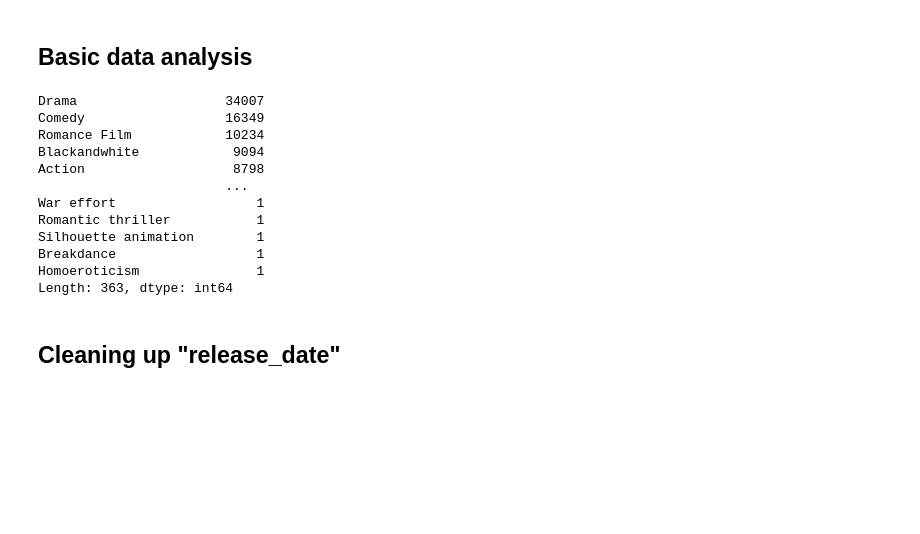
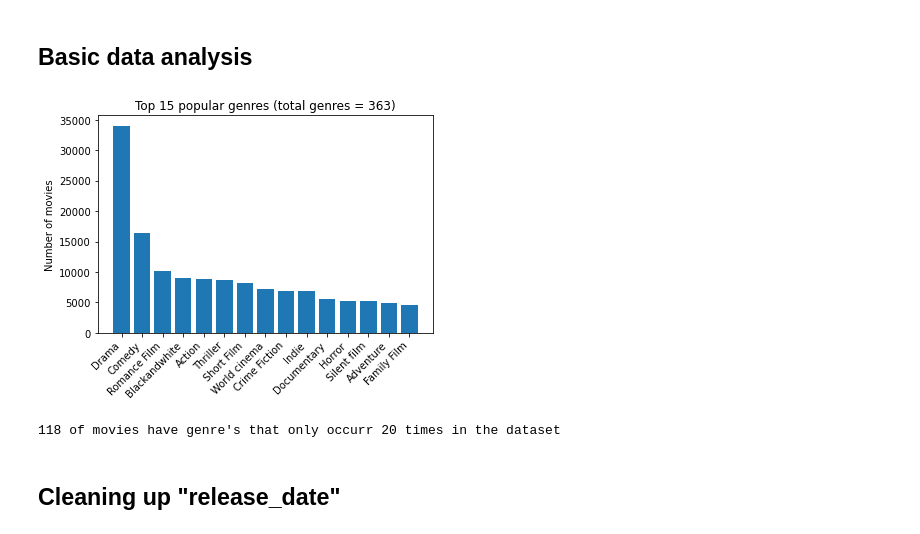
Before and after one commit to epfl-ada/ada-2022-project-adawizardry, a Jupyter notebook: main.ipynb, the cells around one changed output. Saved outputs shown, nothing was run; the diff lists cells and outputs as text; code cells hidden in the pictures; blank space fills up the shorter version.

Commit message:
Added very basic visualization of genres

```diff
--- a/main.ipynb
+++ b/main.ipynb
@@ -130,25 +130,31 @@ Rows without any missing data is 81741
 # %%
 # Let's plot the popularity of genres over time
 # Y-axis being number of movies and genres
 
 # Function that maps a list of items in a series
 def to_1D(series):
     return pd.Series([x for _list in series for x in _list])
 
-to_1D(movie_df["genres"]).value_counts()
+# Let's plot the top genres
+genres = to_1D(movie_df["genres"]).value_counts()
+top_k = 15
+top_genres = genres.head(n=top_k)
+plt.bar(top_genres.index, top_genres.values)
+plt.title(f"Top {top_k} popular genres (total genres = {len(genres)})")
+plt.ylabel("Number of movies")
+plt.xticks(
+    rotation=45,
+    horizontalalignment='right',
+    fontweight='light',
+)
+plt.show()
+
+obscure_threshold = 20
+obscure_genres = genres[genres <= obscure_threshold]
+print(f"{len(obscure_genres)} of movies have genre's that only occurr {obscure_threshold} times in the dataset")
 # %% [output]
+[figure, added]
-Drama                   34007
-Comedy                  16349
-Romance Film            10234
-Blackandwhite            9094
-Action                   8798
-                        ...
-War effort                  1
-Romantic thriller           1
-Silhouette animation        1
-Breakdance                  1
-Homoeroticism               1
-Length: 363, dtype: int64
+118 of movies have genre's that only occurr 20 times in the dataset
 # %% [markdown]
 ## Cleaning up "release_date"
 # %%
```
Also changed, not shown: parts of 2 cells of this notebook.
